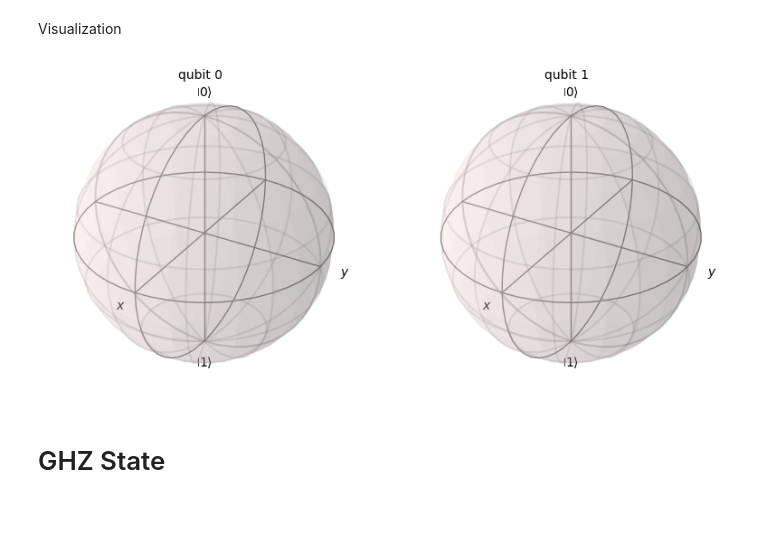
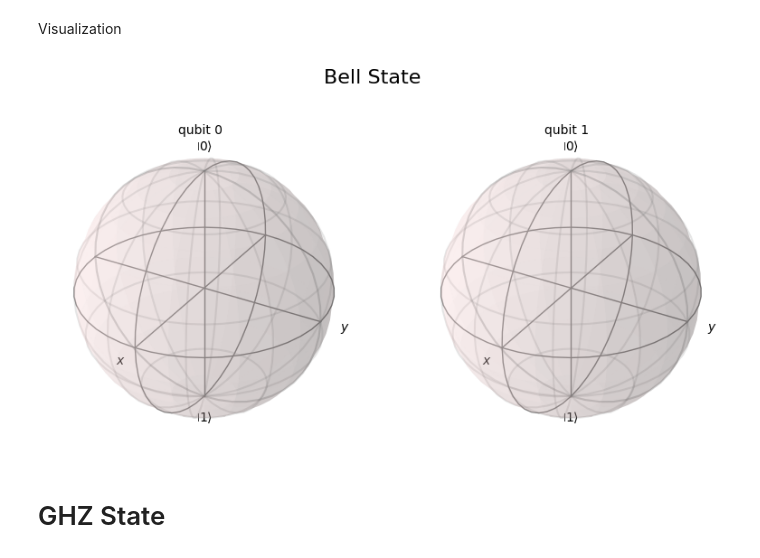
Before and after one commit to Shlok-C/Superposed, a Jupyter notebook: Qiskit/basics/main.ipynb, the cells around one changed output. Saved outputs shown, nothing was run; the diff lists cells and outputs as text; code cells hidden in the pictures; blank space fills up the shorter version.

```diff
--- a/Qiskit/basics/main.ipynb
+++ b/Qiskit/basics/main.ipynb
@@ -57,8 +61,8 @@ Visualization
 # %%
 state = Statevector(circuit)
 
-plot_bloch_multivector(state)
+plot_bloch_multivector(state, title="Bell State")
 # %% [output]
-[figure, old version]
+[figure, new version]
 # %% [markdown]
 # GHZ State
```
Also changed, not shown: parts of 1 cell of this notebook, 1 other file.
